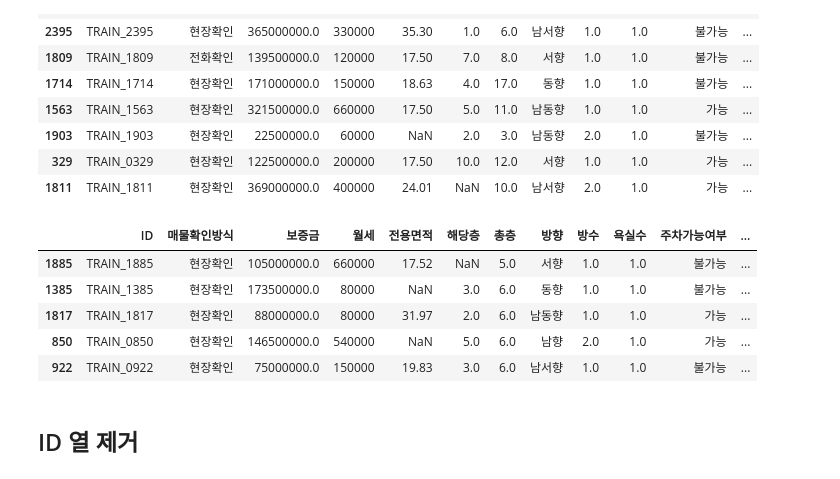
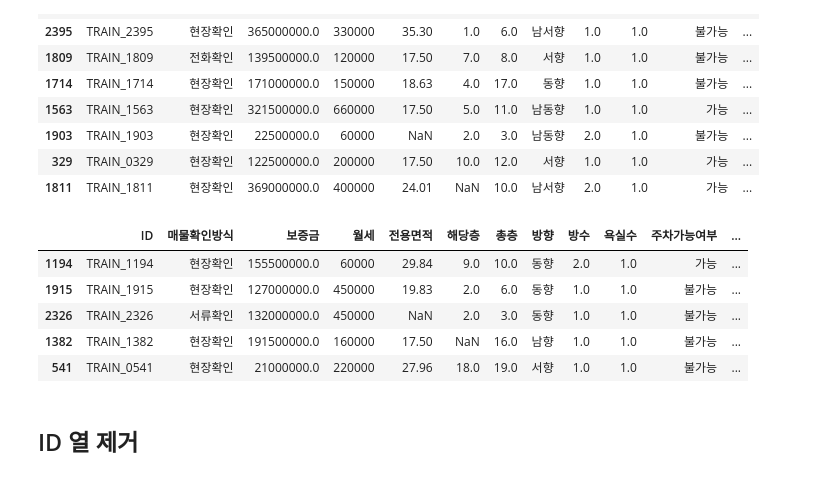
Before and after one commit to JHONEY-076/Machine_Learning_Project, a Jupyter notebook: 허위매물 전처리_문제.ipynb, the cells around one changed output. Drawn from its saved outputs; the diff is of its cells as text; code cells hidden in the pictures.

```diff
--- a/허위매물 전처리_문제.ipynb
+++ b/허위매물 전처리_문제.ipynb
@@ -23,12 +29,26 @@ df.head()
 | 3 | TRAIN_0003 | 현장확인 | 163500000.0 | 30000 | 36.3 | 3.0 | 9.0 | 남동향 | 2.0 | 1.0 | 가능 | ... |
 | 4 | TRAIN_0004 | 현장확인 | 346000000.0 | 530000 | NaN | 3.0 | 3.0 | 동향 | 2.0 | 1.0 | 불가능 | ... |
 # %%
+import pandas as pd
 from sklearn.model_selection import train_test_split
 
 target = "허위매물여부"
 
-shuffle= True
-train, test=train_test_split(df,test_size=0.2, random_state=42, stratify=df[target])
+
+df["게재일"] = pd.to_datetime(df["게재일"], errors="coerce")
+
+
+X = df.drop(columns=[target]).copy()
+y = df[target].copy()
+
+
+# y_train: 훈련 타겟, y_valid: 검증 타겟
+X_train, X_valid, y_train, y_valid = train_test_split(
+    X, y,
+    test_size=0.2,
+    random_state=42,
+    stratify=y
+)
 # %% [markdown]
 # Train dataset
 # %%
@@ -58,14 +78,14 @@ train.head(10)
 | 1811 | TRAIN_1811 | 현장확인 | 369000000.0 | 400000 | 24.01 | NaN | 10.0 | 남서향 | 2.0 | 1.0 | 가능 | ... |
 # %%
 # train 데이터셋 하위 5개 행만 확인
-train.tail(5)
+X_valid.tail(5)
 # %% [output]
 |  | ID | 매물확인방식 | 보증금 | 월세 | 전용면적 | 해당층 | 총층 | 방향 | 방수 | 욕실수 | 주차가능여부 | ... |
-| 1885 | TRAIN_1885 | 현장확인 | 105000000.0 | 660000 | 17.52 | NaN | 5.0 | 서향 | 1.0 | 1.0 | 불가능 | ... |
-| 1385 | TRAIN_1385 | 현장확인 | 173500000.0 | 80000 | NaN | 3.0 | 6.0 | 동향 | 1.0 | 1.0 | 불가능 | ... |
-| 1817 | TRAIN_1817 | 현장확인 | 88000000.0 | 80000 | 31.97 | 2.0 | 6.0 | 남동향 | 1.0 | 1.0 | 가능 | ... |
-| 850 | TRAIN_0850 | 현장확인 | 146500000.0 | 540000 | NaN | 5.0 | 6.0 | 남향 | 2.0 | 1.0 | 가능 | ... |
-| 922 | TRAIN_0922 | 현장확인 | 75000000.0 | 150000 | 19.83 | 3.0 | 6.0 | 남서향 | 1.0 | 1.0 | 불가능 | ... |
+| 1194 | TRAIN_1194 | 현장확인 | 155500000.0 | 60000 | 29.84 | 9.0 | 10.0 | 동향 | 2.0 | 1.0 | 가능 | ... |
+| 1915 | TRAIN_1915 | 현장확인 | 127000000.0 | 450000 | 19.83 | 2.0 | 6.0 | 동향 | 1.0 | 1.0 | 불가능 | ... |
+| 2326 | TRAIN_2326 | 서류확인 | 132000000.0 | 450000 | NaN | 2.0 | 3.0 | 동향 | 1.0 | 1.0 | 불가능 | ... |
+| 1382 | TRAIN_1382 | 현장확인 | 191500000.0 | 160000 | 17.50 | NaN | 16.0 | 남향 | 1.0 | 1.0 | 불가능 | ... |
+| 541 | TRAIN_0541 | 현장확인 | 21000000.0 | 220000 | 27.96 | 18.0 | 19.0 | 서향 | 1.0 | 1.0 | 불가능 | ... |
 # %% [markdown]
 ## ID 열 제거
 # %%
```
Also changed, not shown: parts of 30 cells of this notebook.
